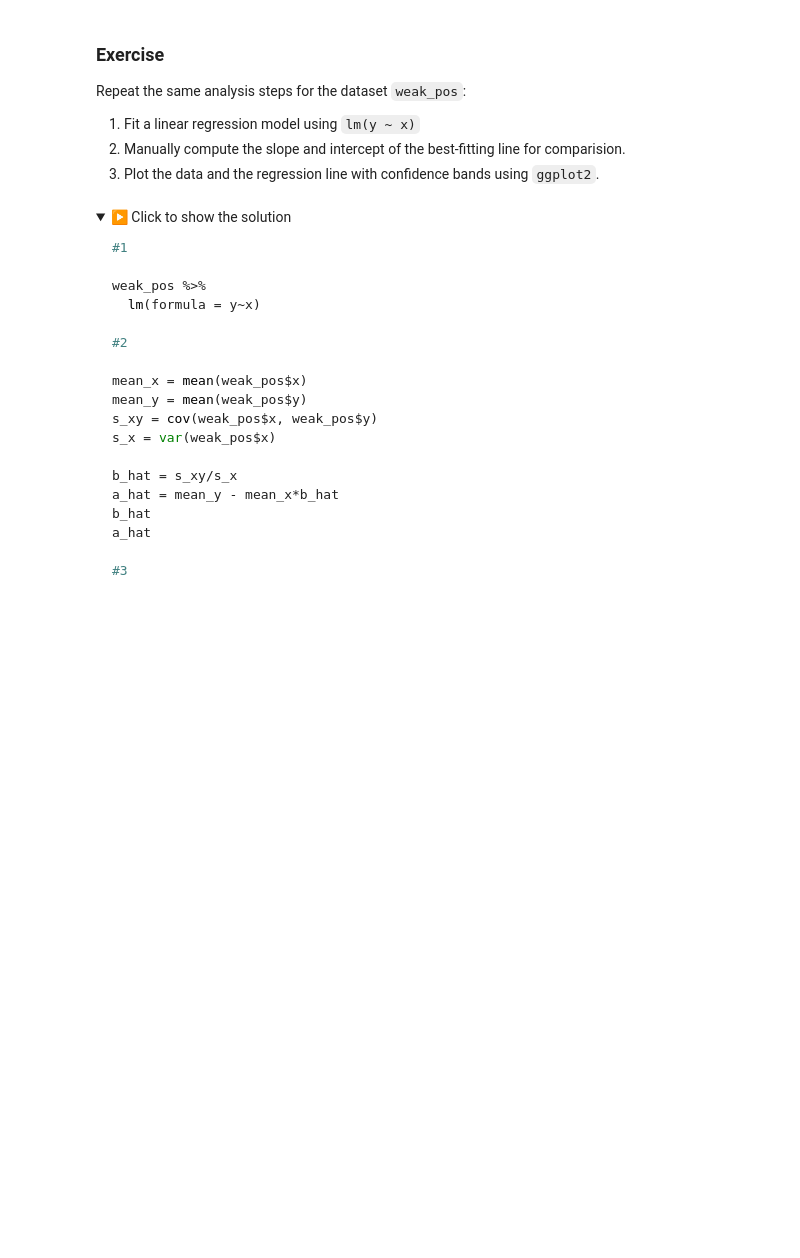
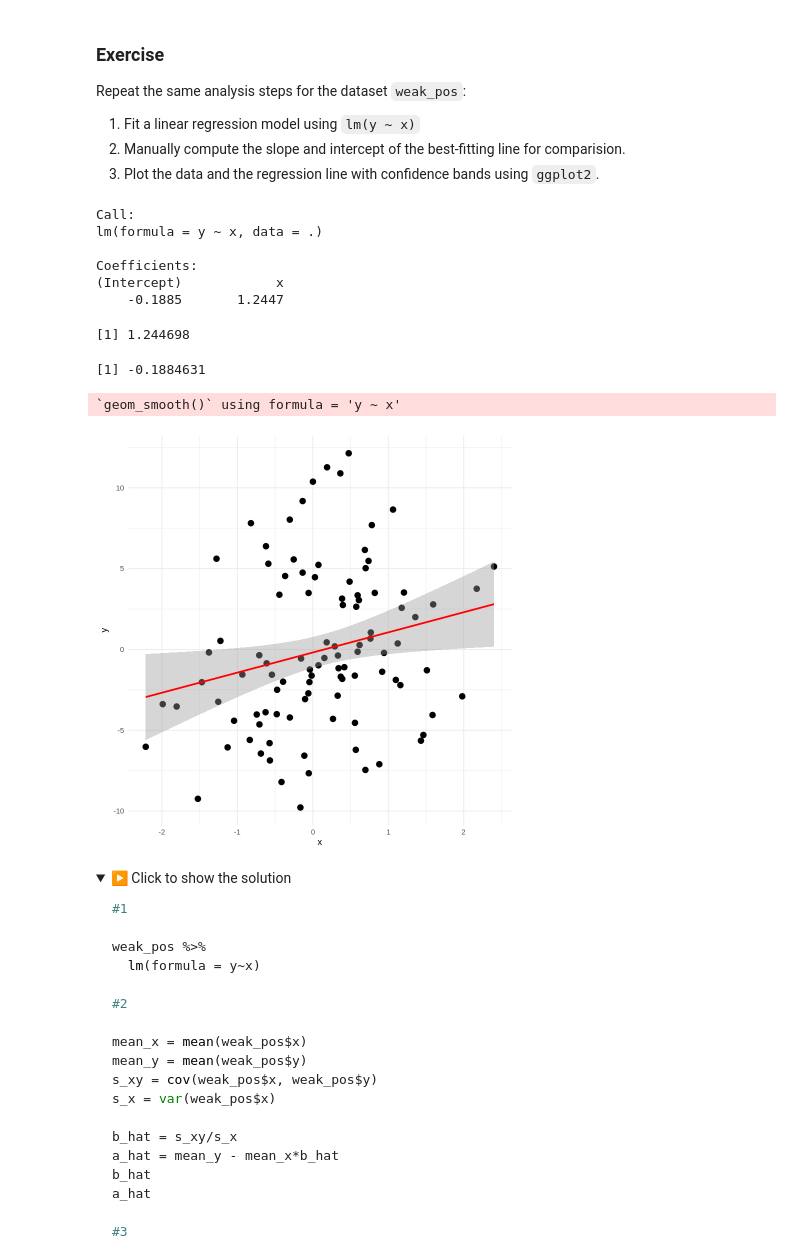
Before and after one commit to bobotheguy/MXB107, a Jupyter notebook: notebooks/Week_3.ipynb, the cells around one changed output. Cells and saved outputs as stored; diff of their text form; code cells hidden in the pictures; folded sections open; blank space fills up the shorter version.

```diff
--- a/notebooks/Week_3.ipynb
+++ b/notebooks/Week_3.ipynb
@@ -885,6 +916,38 @@ Repeat the same analysis steps for the dataset `weak_pos`:
 1. Fit a linear regression model using `lm(y ~ x)`
 2. Manually compute the slope and intercept of the best-fitting line for comparision.
 3. Plot the data and the regression line with confidence bands using `ggplot2`.
+# %%
+weak_pos %>%
+  lm(formula = y~x)
+
+# 2
+
+mean_x = mean(weak_pos$x)
+mean_y = mean(weak_pos$y)
+s_xy = cov(weak_pos$x, weak_pos$y)
+s_x = var(weak_pos$x)
+
+b_hat = s_xy/s_x
+a_hat = mean_y - mean_x*b_hat
+b_hat
+a_hat
+
+weak_pos %>%
+  ggplot(aes(x=x, y=y)) +
+  geom_point(size = 3, color = "black") +
+  geom_smooth(method = "lm", se = TRUE, color = "red")+
+  theme_minimal()
+# %% [output]
+Call:
+lm(formula = y ~ x, data = .)
+
+Coefficients:
+(Intercept)            x
+    -0.1885       1.2447
+[1] 1.244698
+[1] -0.1884631
+`geom_smooth()` using formula = 'y ~ x'
+[figure, added]
 # %% [markdown]
 <details>
 <summary>▶️ Click to show the solution</summary>
```
Also changed, not shown: parts of 11 cells of this notebook.
